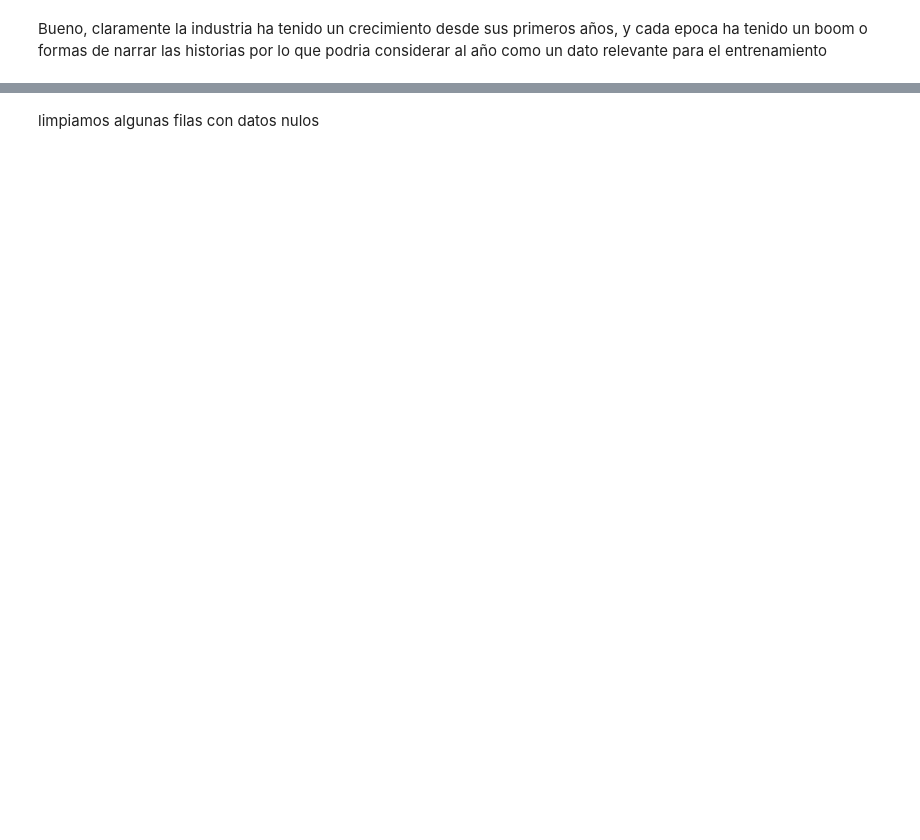
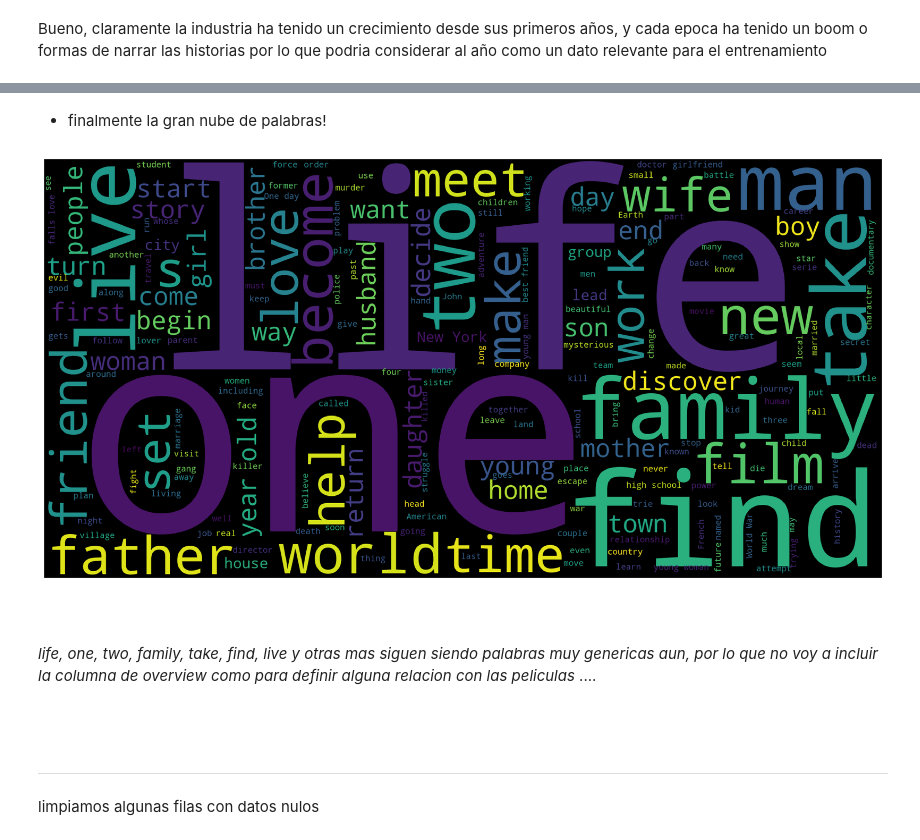
Before and after one commit to matiasbarriosled/MLOPS, a Jupyter notebook: eda/eda_movie.ipynb, the cells around one changed output, grey strips where cells are left out. Drawn from its saved outputs; the diff is of its cells as text; code cells hidden in the pictures; blank space fills up the shorter version.

```diff
--- a/eda/eda_movie.ipynb
+++ b/eda/eda_movie.ipynb
@@ -134,0 +249,14 @@ Bueno, claramente la industria ha tenido un crecimiento desde sus primeros años
+# %%
+# creo la funcion para eliminar las palabras que se encuentren dentro de las stopwords
+def remove_stopwords(text):
+    # la siguiente linea se hace para evitar este error en caso de que durante la iteracion se encuentre con un objeto nulo
+    # AttributeError: 'NoneType' object has no attribute 'split'
+    if text is None or text =='':
+        return ''
+    #por cada 'PALABRA' dentro del texto 'TEXT' (recortada por cada salto de linea), se anidara en la lista
+    # tokens siempre que esta 'PALABRA' no coincida con ninguna palabra dentro de la variable STOP_WORDS
+    tokens = [word for word in text.split() if word.lower() not in stop_words]
+
+    return ' '.join(tokens)
+# %%
+resumen['overview'] = resumen['overview'].apply(remove_stopwords)
@@ -135,3 +285,30 @@ Bueno, claramente la industria ha tenido un crecimiento desde sus primeros años
+# %%
+# ahora vamos a unir todas las palabras de la columna OVERVIEW en una sola variable str llamada texto
+texto = ' '.join(resumen['overview'])
+# %% [markdown]
+- finalmente la gran nube de palabras!
+# %%
+# por lo que estuve leyendo wordcloud genera imagenes de baja calidad para acelerar
+#  el procesamiento de grandes cantidades de texto, como esto es aun relativamente
+#   una cantidad baja de texto, vamos a aumentar la calidad con el argumento scale=5
+word_cloud = WordCloud(scale=5).generate(texto)
+# %%
+plt.figure(figsize=(18,9), dpi=300)
+plt.imshow(word_cloud, interpolation='nearest')
+plt.axis('off')
+plt.show()
+# %% [output]
+[figure, added]
+# %% [markdown]
+###
+###
+# %% [markdown]
+*life, one, two, family, take, find, live y otras mas siguen siendo palabras muy genericas aun, por lo que no voy a incluir la columna de overview como para definir alguna relacion con las peliculas* ....
+# %% [markdown]
+###
+###
+# %% [markdown]
+---
 # %% [markdown]
 limpiamos algunas filas con datos nulos
 # %%
```
Also changed, not shown: parts of 33 cells of this notebook, 3 other files.
